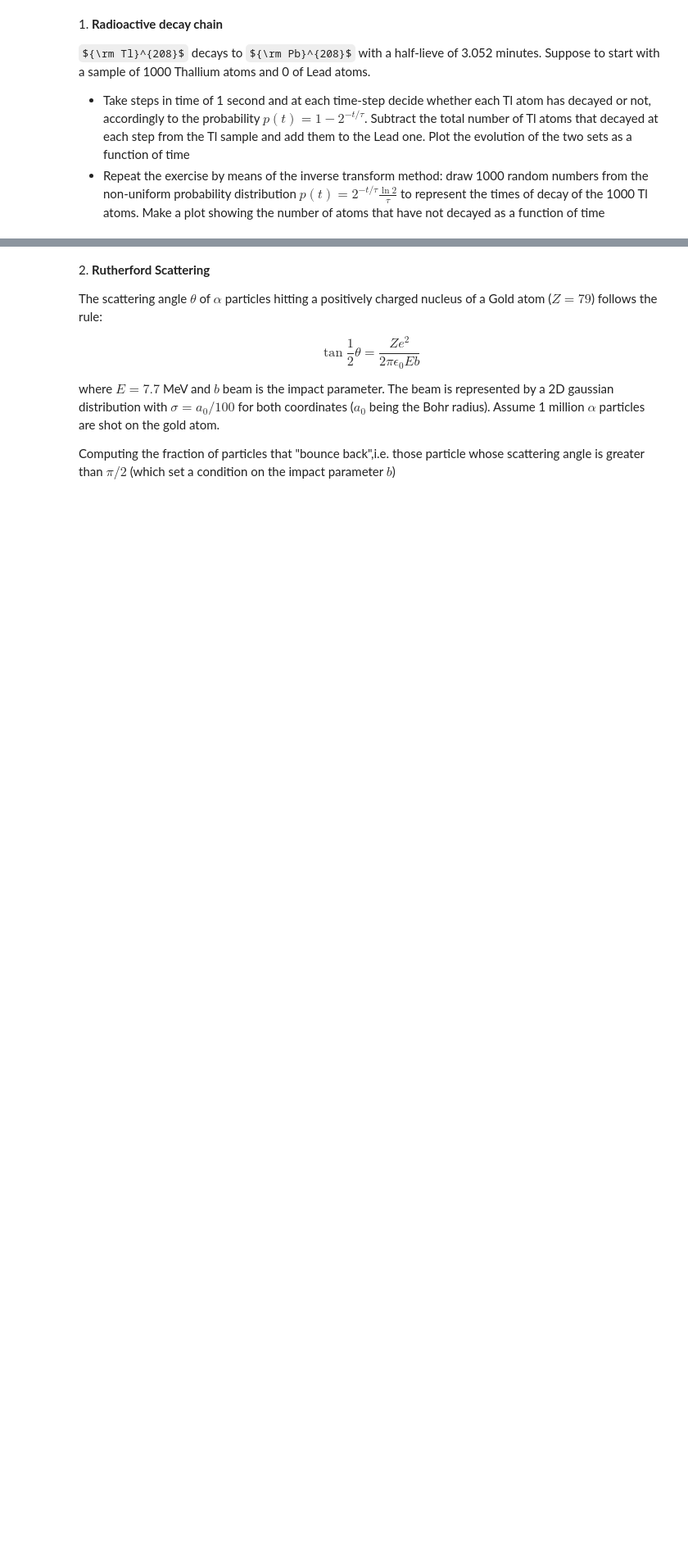
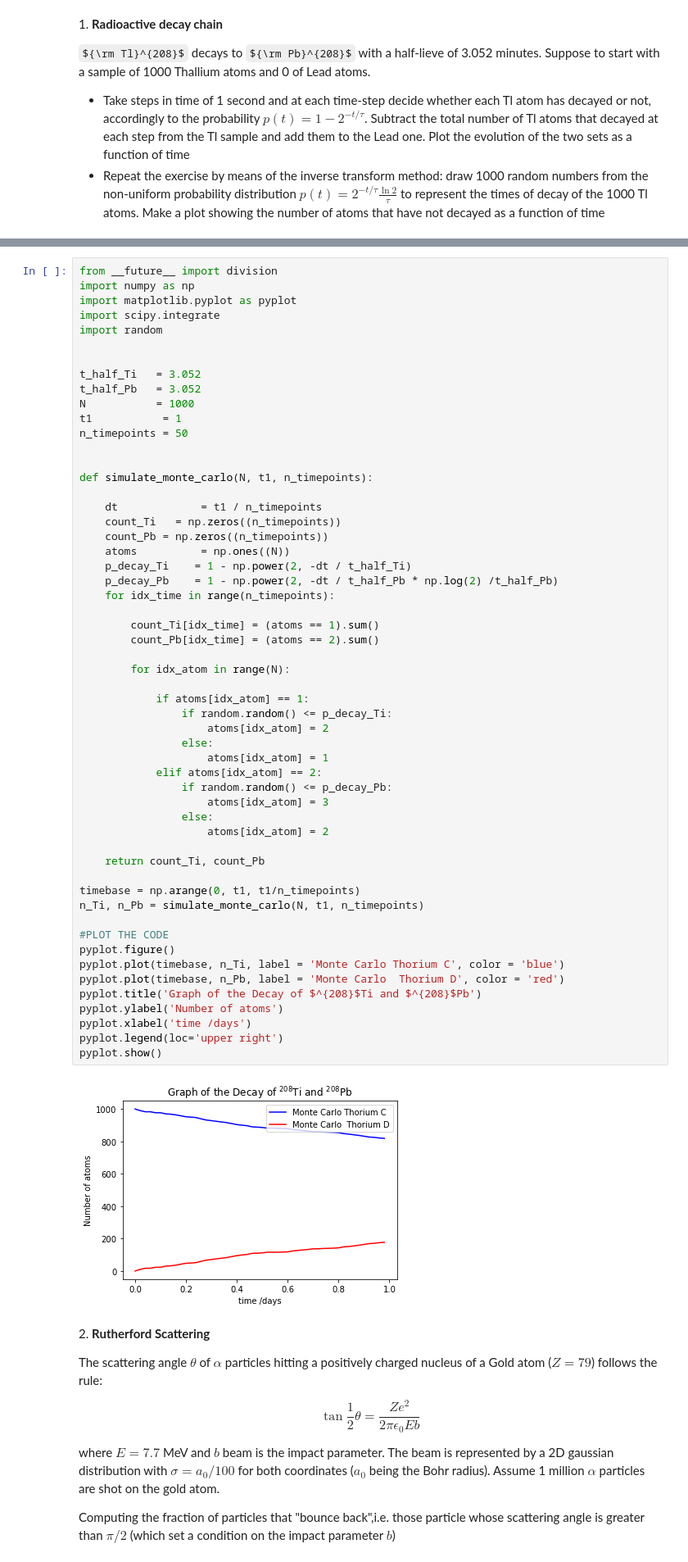
Before and after one commit to ASAL-RANGRAZIASL/LaboratoryOfComputationalPhysics_Y4, a Jupyter notebook: 10ex_MonteCarlo.ipynb, the cells around one changed output, grey strips where cells are left out. Shown at 82% size. Cells and saved outputs as stored; diff of their text form; some formulas as TeX source; blank space fills up the shorter version.

```diff
--- a/10ex_MonteCarlo.ipynb
+++ b/10ex_MonteCarlo.ipynb
@@ -86,3 +8,60 @@ pyplot.show()
+# %%
+from __future__ import division
+import numpy as np
+import matplotlib.pyplot as pyplot
+import scipy.integrate
+import random
+
+
+t_half_Ti   = 3.052
+t_half_Pb   = 3.052
+N           = 1000
+t1           = 1
+n_timepoints = 50
+
+
+def simulate_monte_carlo(N, t1, n_timepoints):
+
+    dt             = t1 / n_timepoints
+    count_Ti   = np.zeros((n_timepoints))
+    count_Pb = np.zeros((n_timepoints))
+    atoms          = np.ones((N))
+    p_decay_Ti    = 1 - np.power(2, -dt / t_half_Ti)
+    p_decay_Pb    = 1 - np.power(2, -dt / t_half_Pb * np.log(2) /t_half_Pb)
+    for idx_time in range(n_timepoints):
+
+        count_Ti[idx_time] = (atoms == 1).sum()
+        count_Pb[idx_time] = (atoms == 2).sum()
+
+        for idx_atom in range(N):
+
+            if atoms[idx_atom] == 1:
+                if random.random() <= p_decay_Ti:
+                    atoms[idx_atom] = 2
+                else:
+                    atoms[idx_atom] = 1
+            elif atoms[idx_atom] == 2:
+                if random.random() <= p_decay_Pb:
+                    atoms[idx_atom] = 3
+                else:
+                    atoms[idx_atom] = 2
+
+    return count_Ti, count_Pb
+
+timebase = np.arange(0, t1, t1/n_timepoints)
+n_Ti, n_Pb = simulate_monte_carlo(N, t1, n_timepoints)
+
+#PLOT THE CODE
+pyplot.figure()
+pyplot.plot(timebase, n_Ti, label = 'Monte Carlo Thorium C', color = 'blue')
+pyplot.plot(timebase, n_Pb, label = 'Monte Carlo  Thorium D', color = 'red')
+pyplot.title('Graph of the Decay of $^{208}$Ti and $^{208}$Pb')
+pyplot.ylabel('Number of atoms')
+pyplot.xlabel('time /days')
+pyplot.legend(loc='upper right')
+pyplot.show()
+# %% [output]
+[figure, added]
 # %% [markdown]
 2\. **Rutherford Scattering**
 
```
Also changed, not shown: parts of 8 cells of this notebook.
